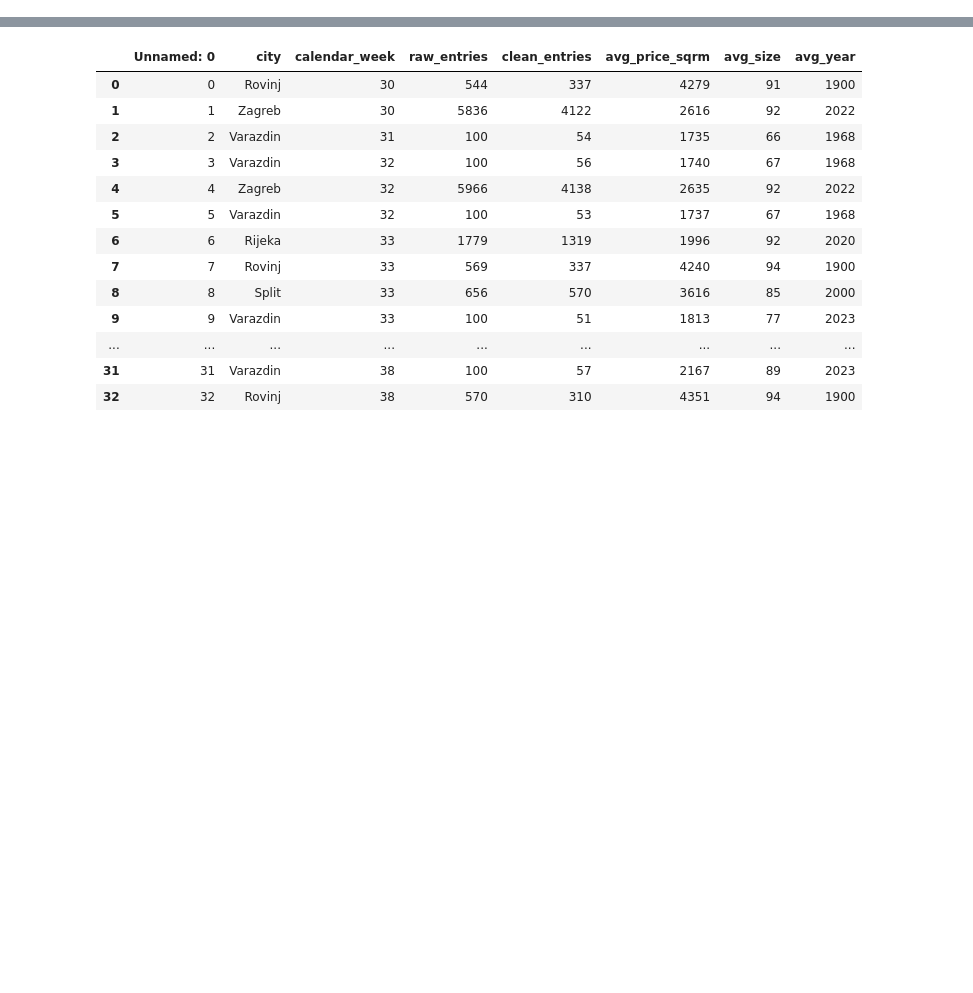
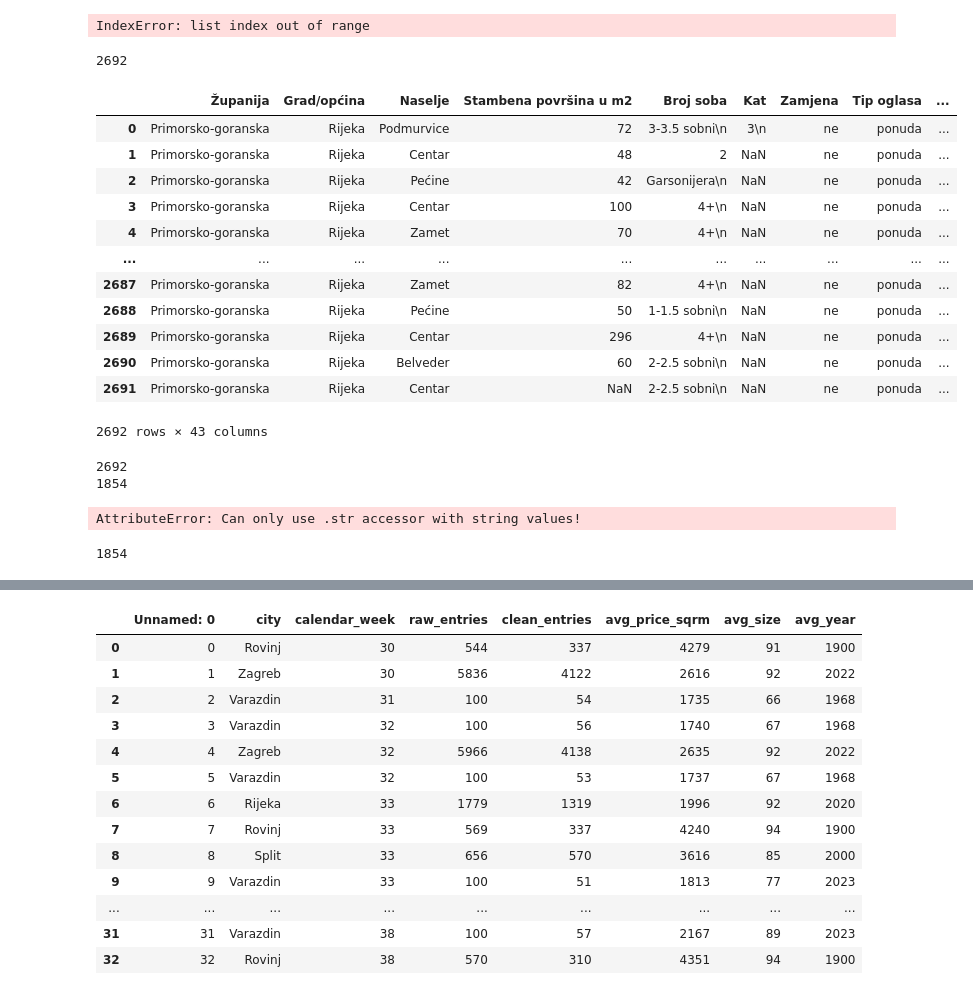
Before and after one commit to Borna07/RealEstateApp, a Jupyter notebook: Tester.ipynb, the cells around one changed output, grey strips where cells are left out. Cells and saved outputs as stored; diff of their text form; code cells hidden in the pictures; blank space fills up the shorter version.

```diff
--- a/Tester.ipynb
+++ b/Tester.ipynb
@@ -6,0 +175,14 @@ import os
+# %%
+
+url = "https://www.index.hr/oglasi/najam-stanova/gid/3279?pojam=&sortby=1&elementsNum=100&cijenaod=0&cijenado=21000000&tipoglasa=1&pojamZup=1166&grad=0&naselje=&attr_Int_988=&attr_Int_887=&attr_bit_stan=&attr_bit_brojEtaza=&attr_gr_93_1=&attr_gr_93_2=&attr_Int_978=&attr_Int_1334=&attr_bit_eneregetskiCertifikat=&vezani_na=988-887_562-563_978-1334"
+
+city_name = "Varazdin"
+ime = "_varazdin"
+
+
+
+#find all pages
+pages = catch_links_all_pages(url)
+len(pages)
+# %% [output]
+IndexError: list index out of range
@@ -6,0 +208,20 @@ import os
+# %%
+len(df_raw.index)
+# %% [output]
+2692
+# %%
+df_raw
+# %% [output]
+|  | Županija | Grad/općina | Naselje | Stambena površina u m2 | Broj soba | Kat | Zamjena | Tip oglasa | ... |
+| 0 | Primorsko-goranska | Rijeka | Podmurvice | 72 | 3-3.5 sobni\n | 3\n | ne | ponuda | ... |
+| 1 | Primorsko-goranska | Rijeka | Centar | 48 | 2 | NaN | ne | ponuda | ... |
+| 2 | Primorsko-goranska | Rijeka | Pećine | 42 | Garsonijera\n | NaN | ne | ponuda | ... |
+| 3 | Primorsko-goranska | Rijeka | Centar | 100 | 4+\n | NaN | ne | ponuda | ... |
+| 4 | Primorsko-goranska | Rijeka | Zamet | 70 | 4+\n | NaN | ne | ponuda | ... |
+| ... | ... | ... | ... | ... | ... | ... | ... | ... | ... |
+| 2687 | Primorsko-goranska | Rijeka | Zamet | 82 | 4+\n | NaN | ne | ponuda | ... |
+| 2688 | Primorsko-goranska | Rijeka | Pećine | 50 | 1-1.5 sobni\n | NaN | ne | ponuda | ... |
+| 2689 | Primorsko-goranska | Rijeka | Centar | 296 | 4+\n | NaN | ne | ponuda | ... |
+| 2690 | Primorsko-goranska | Rijeka | Belveder | 60 | 2-2.5 sobni\n | NaN | ne | ponuda | ... |
+| 2691 | Primorsko-goranska | Rijeka | Centar | NaN | 2-2.5 sobni\n | NaN | ne | ponuda | ... |
+2692 rows × 43 columns
@@ -6,0 +230,32 @@ import os
+# %%
+#CLEANING TEST
+
+df_test = df_raw
+
+print(len(df_test.index))
+
+df_test = df_test[df_test['Stambena površina u m2'].notna()]
+
+print(len(df_test.index))
+# %% [output]
+2692
+1854
+# %%
+pd.options.mode.chained_assignment = None
+
+df = df[df['Stambena površina u m2'].notna()]
+df["Stambena površina u m2"] = df["Stambena površina u m2"].str.replace(",",".")
+df["Stambena površina u m2"] = df["Stambena površina u m2"].astype('float')
+
+#Convert price to float, remove no price rows, rempve unrealistic low prices
+df["Cijena"] = df["Cijena"].str.replace("€","")
+
+df["Cijena"] = df["Cijena"].str.replace(".","")
+df["Cijena"] = df["Cijena"].str.replace(",",".")
+
+df["Cijena"] = df["Cijena"].str.replace(" ","")
+
+df = df[df["Cijena"] != "0,00 "]
+df["Cijena"] = df["Cijena"].astype('float')
+# %% [output]
+AttributeError: Can only use .str accessor with string values!
@@ -6,0 +264,4 @@ import os
+# %%
+len(df.index)
+# %% [output]
+1854
```
Also changed, not shown: parts of 7 cells of this notebook, 30 other files.
